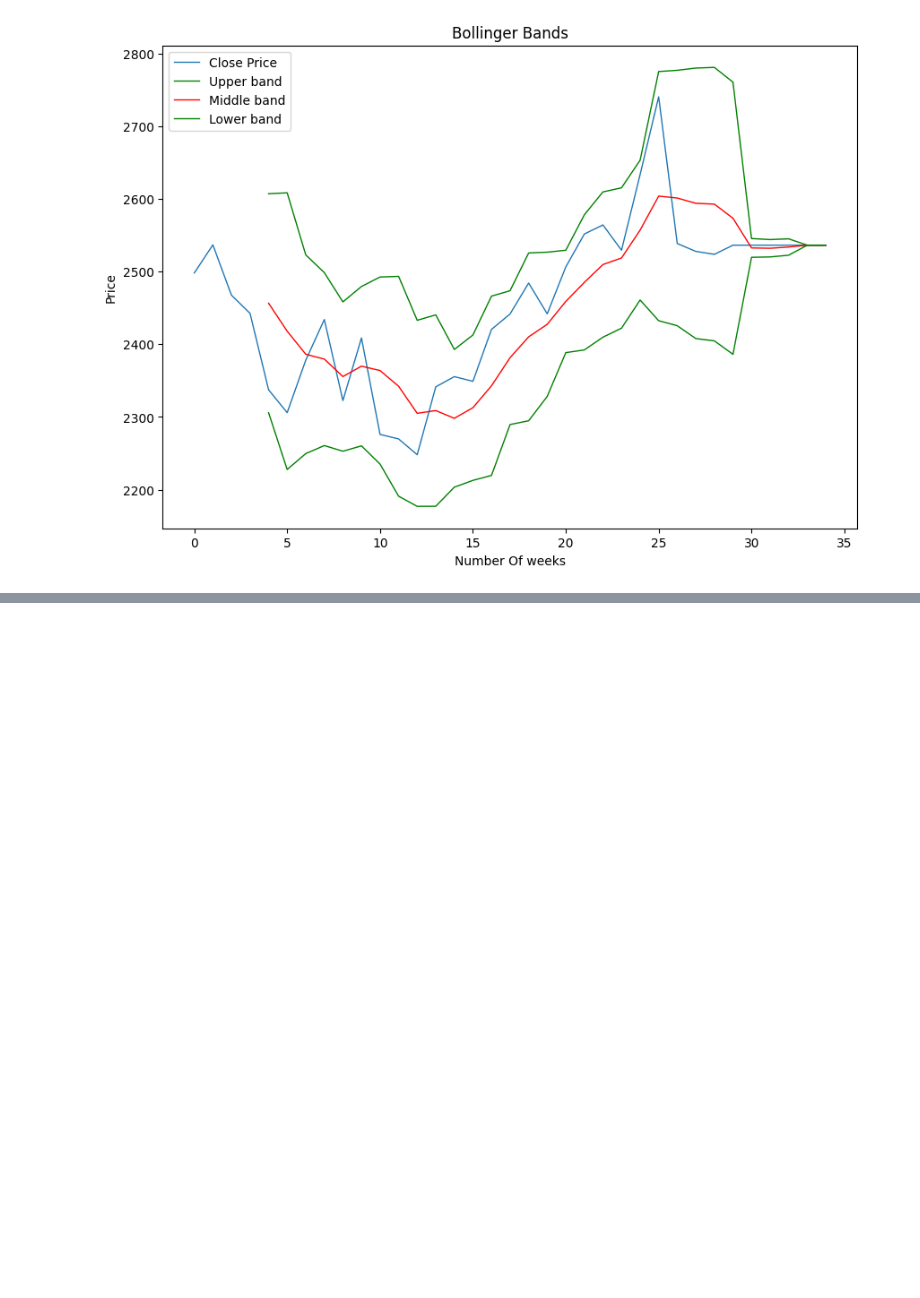
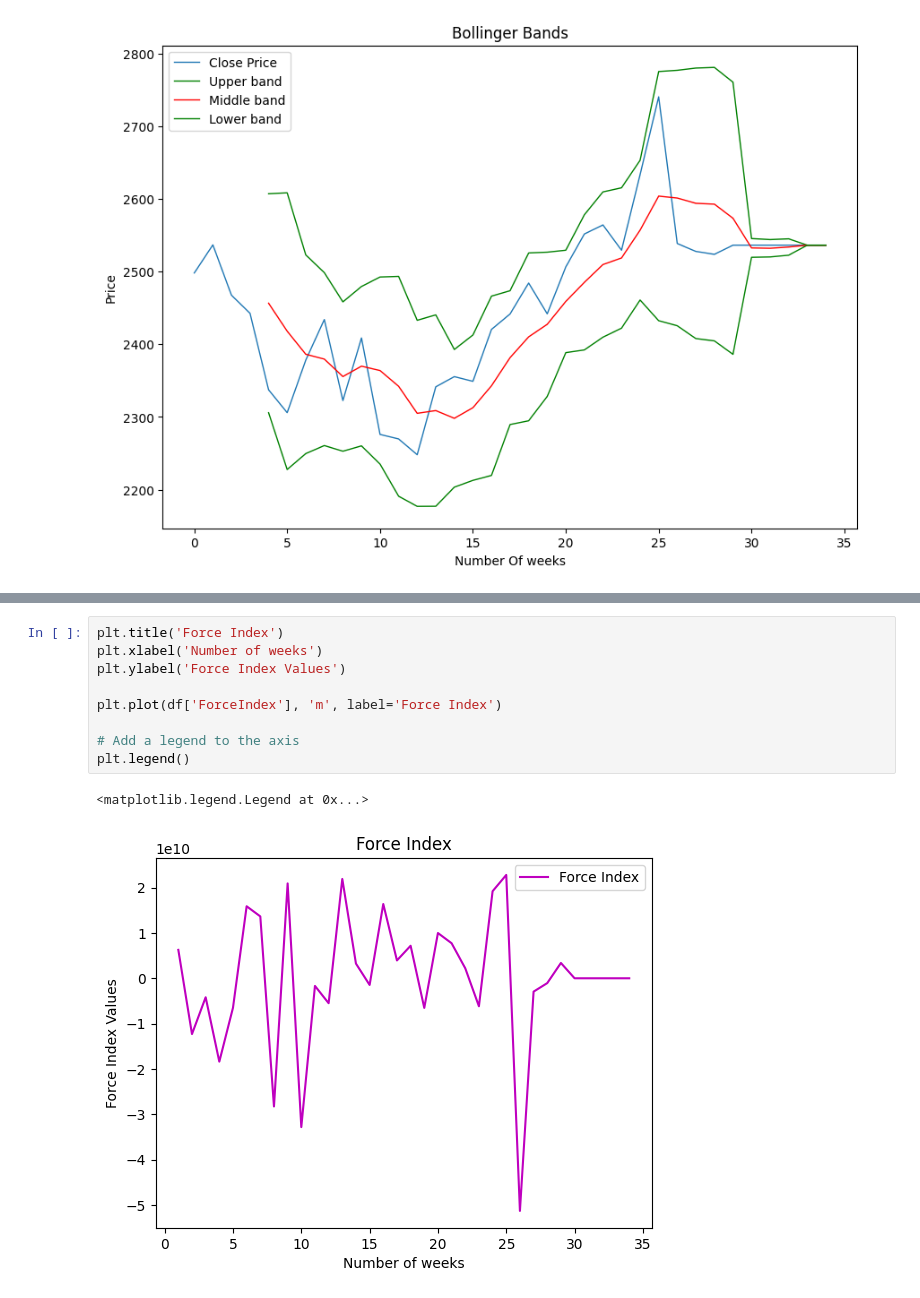
Before and after one commit to viraj-s15/stock-trend-analysis, a Jupyter notebook: notebooks/add_technical_indicators.ipynb, the cells around one changed output, grey strips where cells are left out. Saved outputs shown, nothing was run; the diff lists cells and outputs as text; blank space fills up the shorter version.

```diff
--- a/notebooks/add_technical_indicators.ipynb
+++ b/notebooks/add_technical_indicators.ipynb
@@ -183,0 +231,12 @@ plt.show()
+# %%
+plt.title('Force Index')
+plt.xlabel('Number of weeks')
+plt.ylabel('Force Index Values')
+
+plt.plot(df['ForceIndex'], 'm', label='Force Index')
+
+# Add a legend to the axis
+plt.legend()
+# %% [output]
+<matplotlib.legend.Legend at 0x...>
+[figure, added]
```
Also changed, not shown: parts of 6 cells of this notebook.
